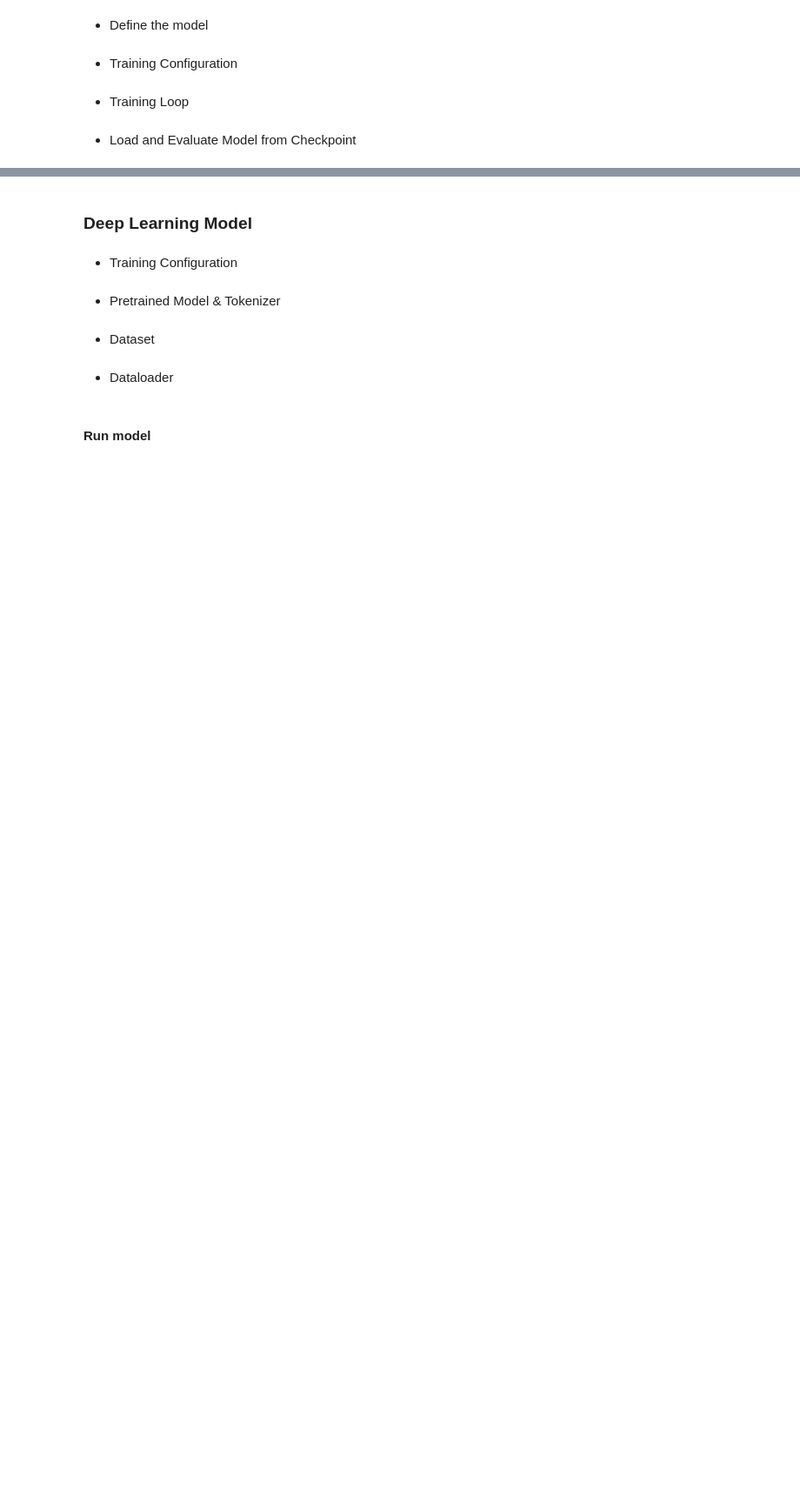
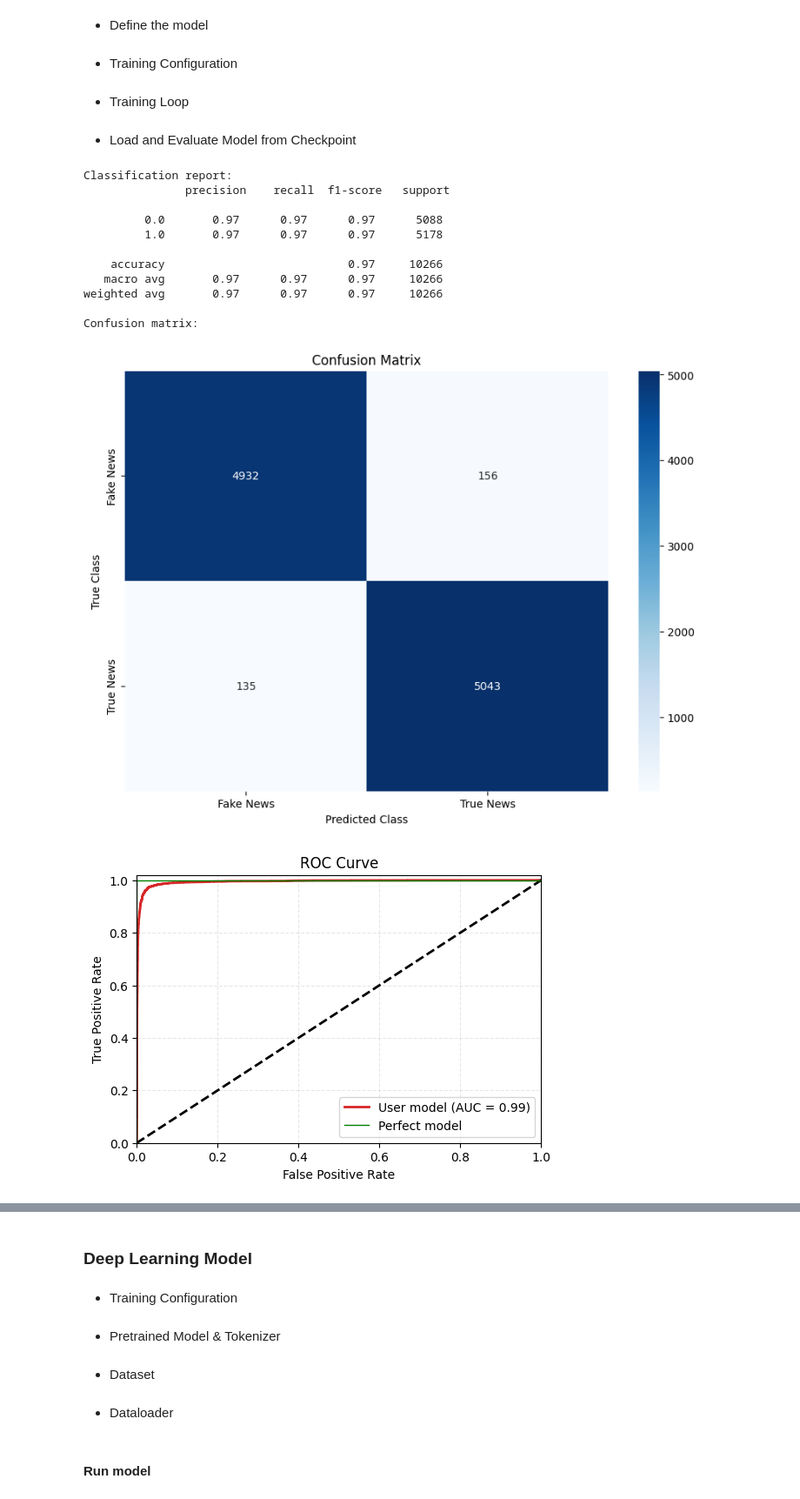
Before and after one commit to quynhanh0124/fake-news-detection, a Jupyter notebook: main_final_nlp.ipynb, the cells around one changed output, grey strips where cells are left out. Shown at 87% size. Saved outputs shown, nothing was run; the diff lists cells and outputs as text; code cells hidden in the pictures; blank space fills up the shorter version.

```diff
--- a/main_final_nlp.ipynb
+++ b/main_final_nlp.ipynb
@@ -131,7 +128,7 @@ import matplotlib.pyplot as plt
 import seaborn as sns
 import pickle
 # %%
-true_df = pd.read_csv("DataSet_Misinfo_TRUE.csv")
+true_df = pd.read_csv("/kaggle/input/misinfo/DataSet_Misinfo_TRUE.csv")
 true_df
 # %% [output]
 |  | Unnamed: 0 | text |
@@ -148,7 +145,7 @@ true_df
 | 34974 | 34974 | Jeb Bush Is Suddenly Attacking Tr... |
 34975 rows × 2 columns
 # %%
-fake_df = pd.read_csv("DataSet_Misinfo_FAKE.csv")
+fake_df = pd.read_csv("/kaggle/input/misinfo/DataSet_Misinfo_FAKE.csv")
 fake_df
 # %% [output]
 |  | Unnamed: 0 | text |
@@ -1359,8 +1356,22 @@ log_df.to_csv("training_cnn_bilstm.csv", index=False)
 # %%
 load_and_evaluate(
     model_name=CNNBiLSTM,
-    pt_path="best_cnn_bilstm_model.pt",
-    csv_path="training_cnn_bilstm.csv",
+    pt_path="/kaggle/input/cnn-bilstm/best_cnn_bilstm_model.pt",
+    csv_path="/kaggle/input/cnn-bilstm/training_cnn_bilstm.csv",
     X_test_tensor=X_test_tensor,
     y_test_tensor=y_test_tensor
 )
+# %% [output]
+Classification report:
+               precision    recall  f1-score   support
+
+         0.0       0.97      0.97      0.97      5088
+         1.0       0.97      0.97      0.97      5178
+
+    accuracy                           0.97     10266
+   macro avg       0.97      0.97      0.97     10266
+weighted avg       0.97      0.97      0.97     10266
+
+Confusion matrix:
+[figure, added]
+[figure, added]
```
Also changed, not shown: parts of 12 cells of this notebook.
